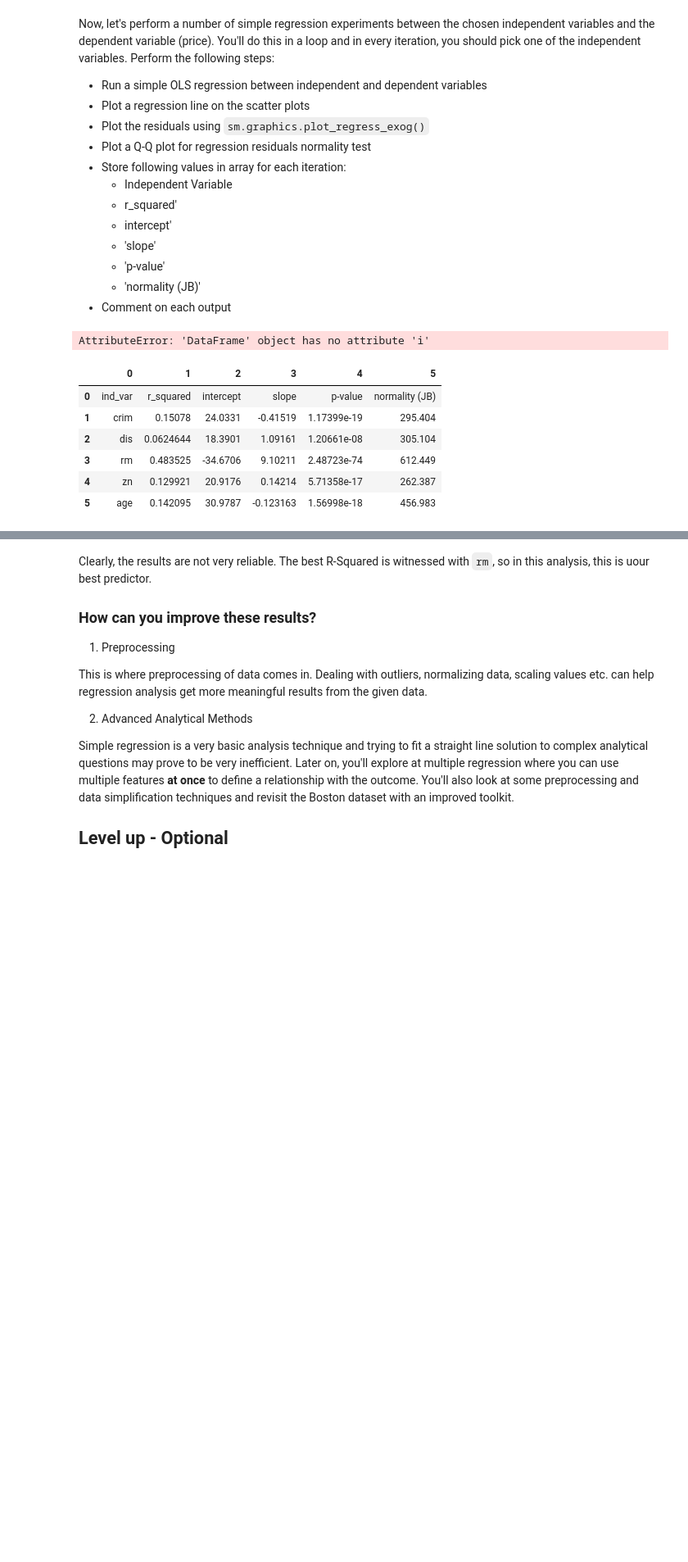
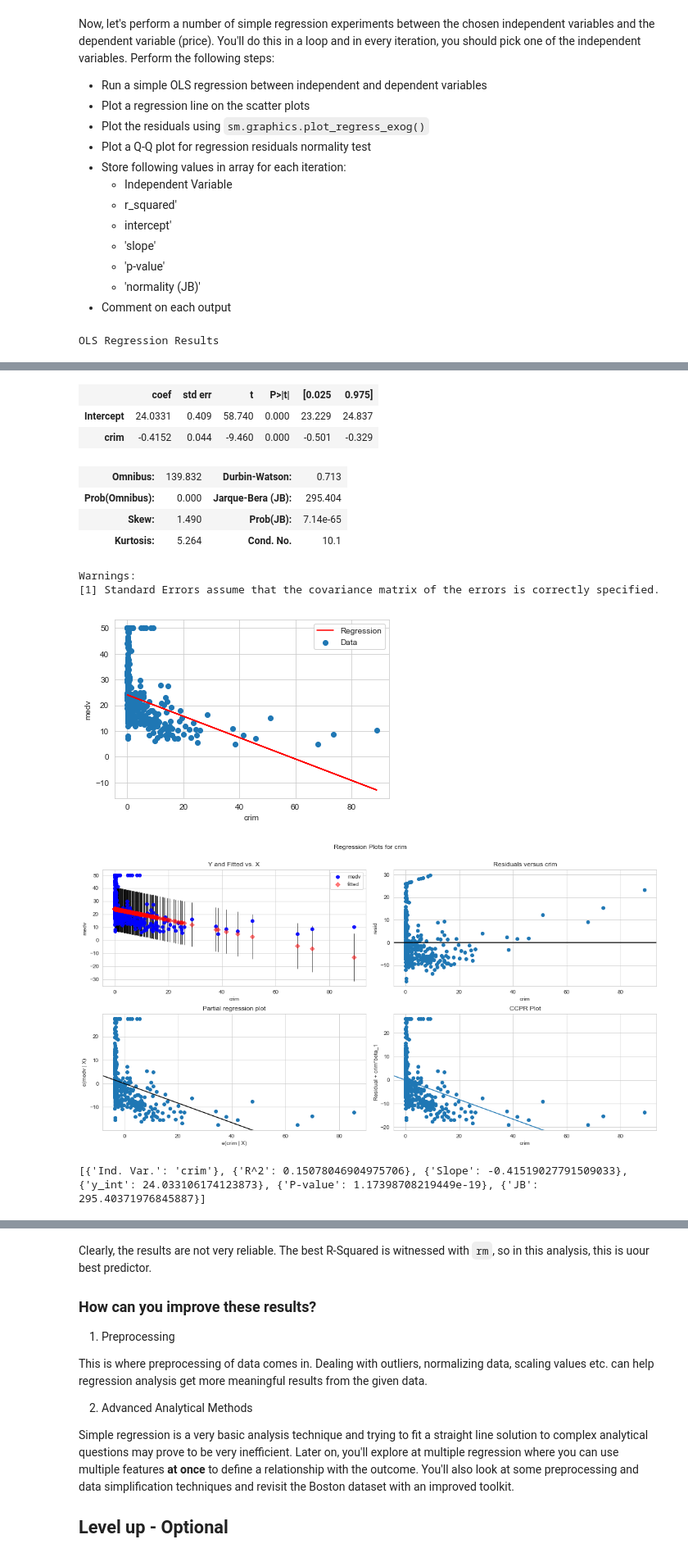
Before and after one commit to douglaspsteen/dsc-regression-boston-lab-online-ds-ft-100719, a Jupyter notebook: index.ipynb, the cells around one changed output, grey strips where cells are left out. Shown at 82% size. Saved outputs shown, nothing was run; the diff lists cells and outputs as text; code cells hidden in the pictures; blank space fills up the shorter version.

```diff
--- a/index.ipynb
+++ b/index.ipynb
@@ -136,18 +137,41 @@ Now, let's perform a number of simple regression experiments between the chosen
     * 'p-value'
     * 'normality (JB)'
 * Comment on each output
-# %%
-for i, col in enumerate(df1.columns):
-    f = ''
-# %% [output]
-AttributeError: 'DataFrame' object has no attribute 'i'
-# %%
-pd.DataFrame(results)
-# %% [output]
-|  | 0 | 1 | 2 | 3 | 4 | 5 |
-| 0 | ind_var | r_squared | intercept | slope | p-value | normality (JB) |
-| 1 | crim | 0.15078 | 24.0331 | -0.41519 | 1.17399e-19 | 295.404 |
-| 2 | dis | 0.0624644 | 18.3901 | 1.09161 | 1.20661e-08 | 305.104 |
-| 3 | rm | 0.483525 | -34.6706 | 9.10211 | 2.48723e-74 | 612.449 |
-| 4 | zn | 0.129921 | 20.9176 | 0.14214 | 5.71358e-17 | 262.387 |
-| 5 | age | 0.142095 | 30.9787 | -0.123163 | 1.56998e-18 | 456.983 |
+# %%
+# Get statsmodels OLS regression summary, save regression coefficients to slope and y_int
+f = 'medv~crim'
+model = ols(formula=f, data=df).fit()
+display(model.summary())
+slope = model.params.crim
+y_int = model.params.Intercept
+
+# Plot scatter plot with regression line
+plt.figure()
+plt.scatter(df.crim, df.medv, label='Data')
+plt.plot(df.crim, df.crim*slope + y_int, color='red', label='Regression')
+plt.xlabel('crim')
+plt.ylabel('medv')
+plt.legend()
+plt.show()
+
+# Plot the statsmodels residuals graphs
+fig = plt.figure(figsize=(15,8))
+fig = sm.graphics.plot_regress_exog(model, 'crim', fig=fig)
+plt.show()
+
+# Plot Q-Q plot to assess normality of regression residuals
+resid1 = model.resid
+fig_qq = sm.graphics.qqplot(resid1, dist=stats.norm, line='45', fit=True)
+fig_qq.show
+
+# Store the following values in an list for each iteration
+values = []
+values.append({'Ind. Var.':'crim'})
+values.append({'R^2': model.rsquared})
+values.append({'Slope': slope})
+values.append({'y_int': y_int})
+values.append({'P-value': model.f_pvalue})
+values.append({'JB': model.diagn['jb']})
+print(values)
+# %% [output]
+OLS Regression Results
@@ -153,0 +187,12 @@ pd.DataFrame(results)
+|  | coef | std err | t | P>|t| | [0.025 | 0.975] |
+| Intercept | 24.0331 | 0.409 | 58.740 | 0.000 | 23.229 | 24.837 |
+| crim | -0.4152 | 0.044 | -9.460 | 0.000 | -0.501 | -0.329 |
+| Omnibus: | 139.832 | Durbin-Watson: | 0.713 |
+| Prob(Omnibus): | 0.000 | Jarque-Bera (JB): | 295.404 |
+| Skew: | 1.490 | Prob(JB): | 7.14e-65 |
+| Kurtosis: | 5.264 | Cond. No. | 10.1 |
+Warnings:
+[1] Standard Errors assume that the covariance matrix of the errors is correctly specified.
+[figure, added]
+[figure, added]
+[{'Ind. Var.': 'crim'}, {'R^2': 0.15078046904975706}, {'Slope': -0.41519027791509033}, {'y_int': 24.033106174123873}, {'P-value': 1.17398708219449e-19}, {'JB': 295.40371976845887}]
```
Also changed, not shown: parts of 8 cells of this notebook.
